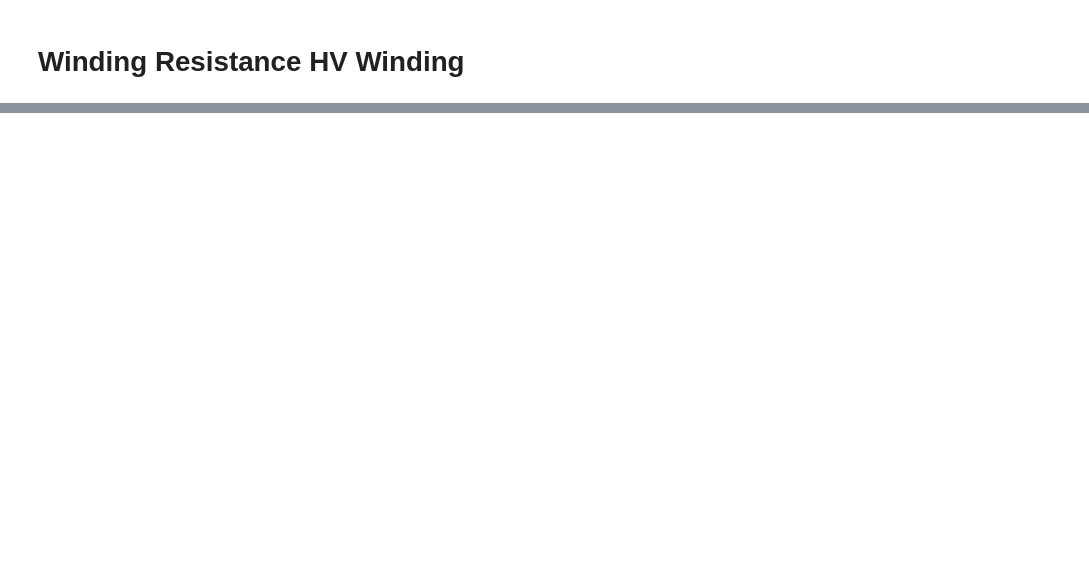
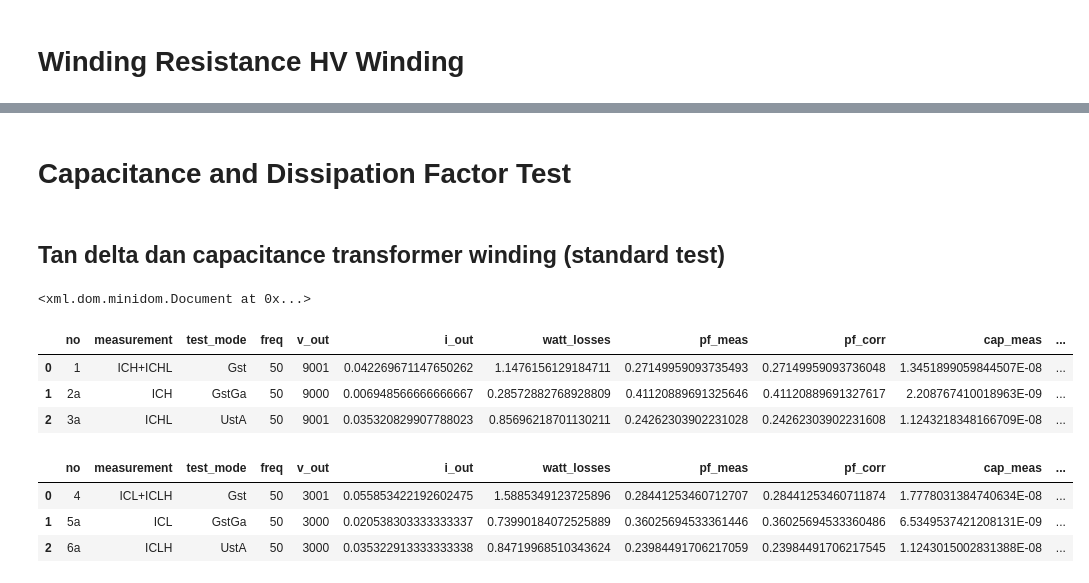
Before and after one commit to RotoPower/knowledge-transformer, a Jupyter notebook: 1. Mapping Data.ipynb, the cells around one changed output, grey strips where cells are left out. Drawn from its saved outputs; the diff is of its cells as text; code cells hidden in the pictures; blank space fills up the shorter version.

Commit message:
mapping Tan delta dan capacitance transformer winding (standard test)

```diff
--- a/1. Mapping Data.ipynb
+++ b/1. Mapping Data.ipynb
@@ -176,0 +273,13 @@ df_wr_hv
+# %% [markdown]
+# Capacitance and Dissipation Factor Test
+# %%
+DIR_PATH = "data/pltu_priok_bbt/"
+DATA = "3b0fd390-15e6-4a58-87da-aa2800ed177a.xml"
+# %% [markdown]
+## Tan delta dan capacitance transformer winding (standard test)
+# %%
+# ambil seluruh nama data
+dom_tandel_cap = parse(DIR_PATH + DATA)
+dom_tandel_cap
+# %% [output]
+<xml.dom.minidom.Document at 0x...>
@@ -176,0 +389,14 @@ df_wr_hv
+# %%
+df_prim_voltage
+# %% [output]
+|  | no | measurement | test_mode | freq | v_out | i_out | watt_losses | pf_meas | pf_corr | cap_meas | ... |
+| 0 | 1 | ICH+ICHL | Gst | 50 | 9001 | 0.042269671147650262 | 1.1476156129184711 | 0.27149959093735493 | 0.27149959093736048 | 1.3451899059844507E-08 | ... |
+| 1 | 2a | ICH | GstGa | 50 | 9000 | 0.006948566666666667 | 0.28572882768928809 | 0.41120889691325646 | 0.41120889691327617 | 2.208767410018963E-09 | ... |
+| 2 | 3a | ICHL | UstA | 50 | 9001 | 0.035320829907788023 | 0.85696218701130211 | 0.24262303902231028 | 0.24262303902231608 | 1.1243218348166709E-08 | ... |
+# %%
+df_sec_voltage
+# %% [output]
+|  | no | measurement | test_mode | freq | v_out | i_out | watt_losses | pf_meas | pf_corr | cap_meas | ... |
+| 0 | 4 | ICL+ICLH | Gst | 50 | 3001 | 0.055853422192602475 | 1.5885349123725896 | 0.28441253460712707 | 0.28441253460711874 | 1.7778031384740634E-08 | ... |
+| 1 | 5a | ICL | GstGa | 50 | 3000 | 0.020538303333333337 | 0.73990184072525889 | 0.36025694533361446 | 0.36025694533360486 | 6.5349537421208131E-09 | ... |
+| 2 | 6a | ICLH | UstA | 50 | 3000 | 0.035322913333333338 | 0.84719968510343624 | 0.23984491706217059 | 0.23984491706217545 | 1.1243015002831388E-08 | ... |
```
Also changed, not shown: parts of 15 cells of this notebook.
